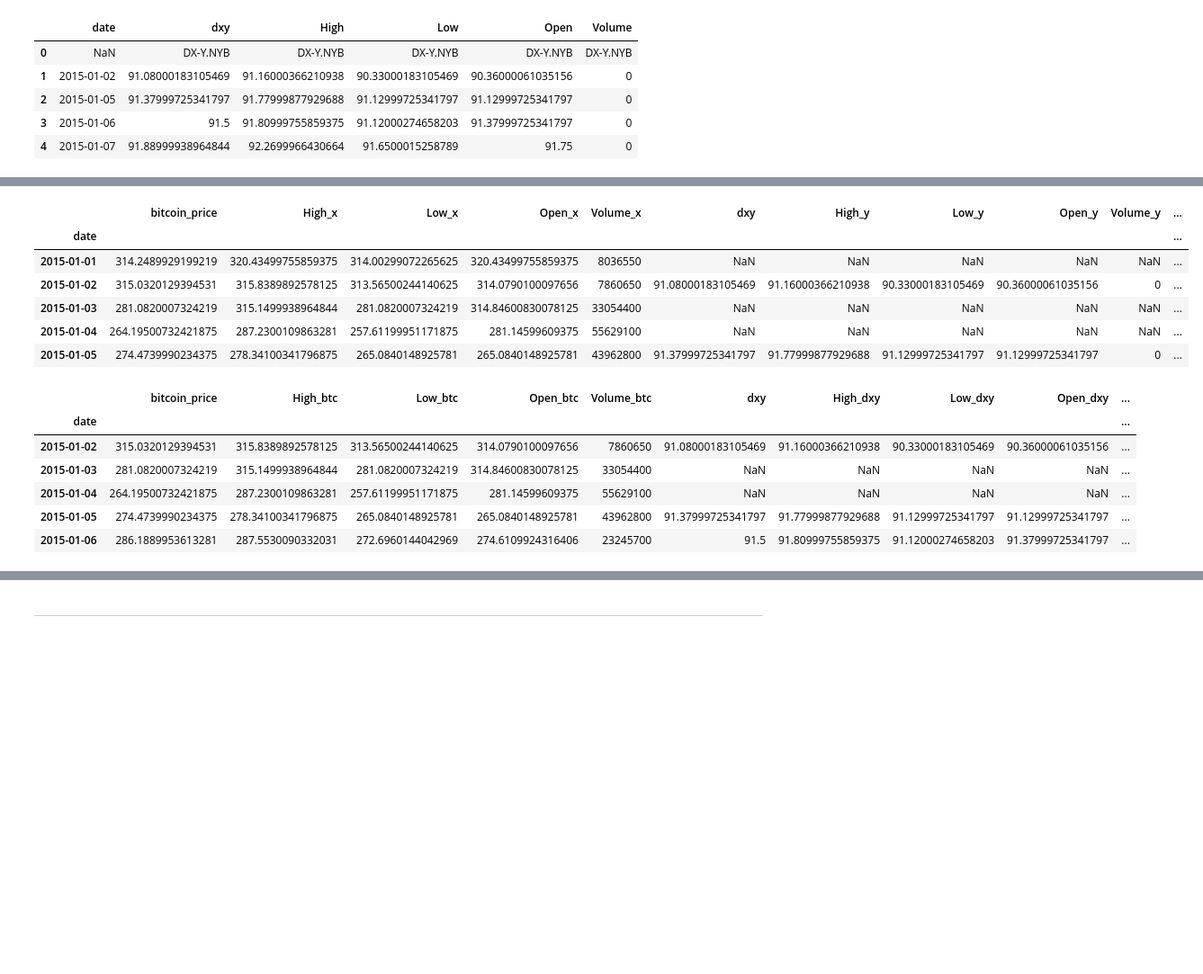
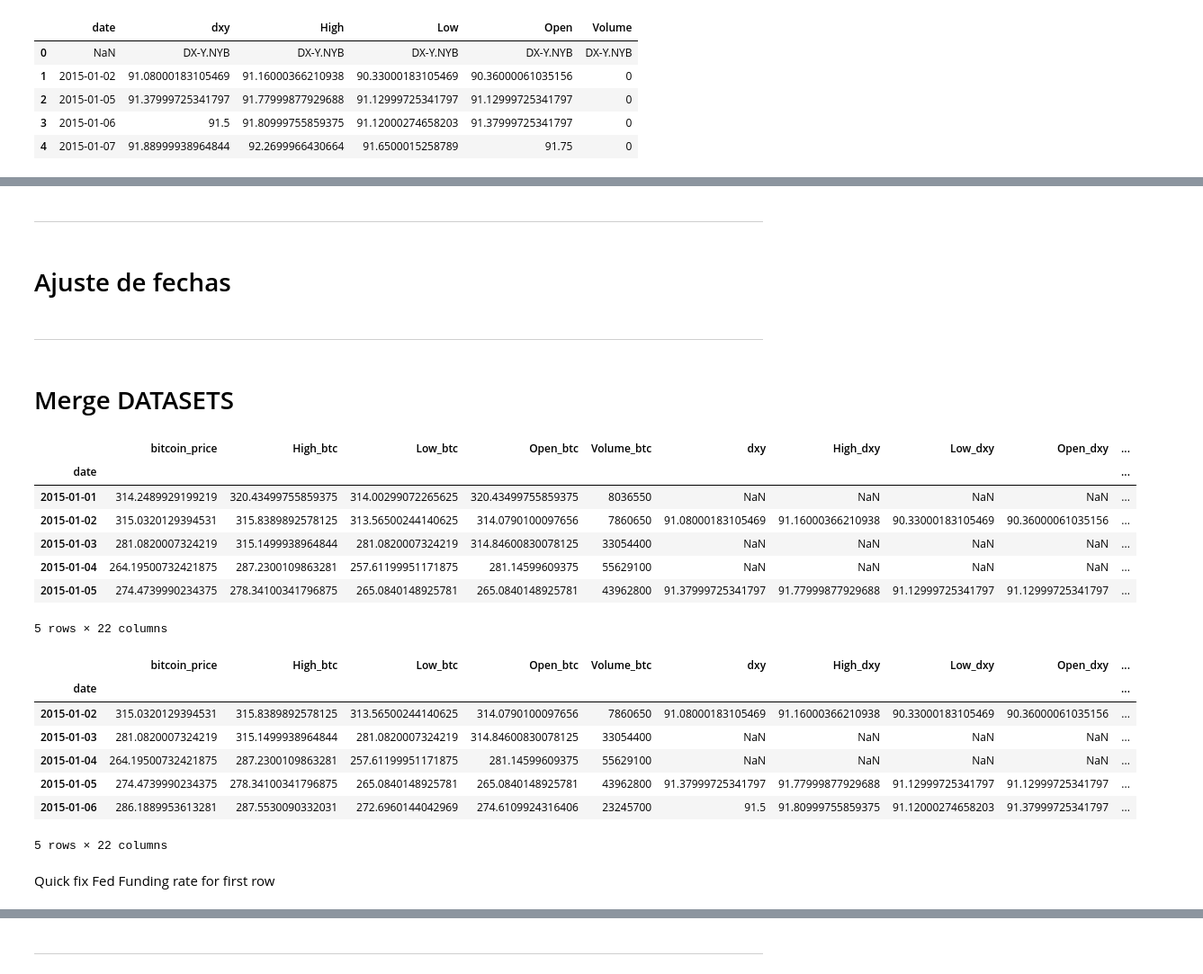
Before and after one commit to FrankAst/Forecast-BTC---DXY---2YR-BY, a Jupyter notebook: notebooks/exploration.ipynb, the cells around one changed output, grey strips where cells are left out. Shown at 90% size. Drawn from its saved outputs; the diff is of its cells as text; code cells hidden in the pictures; blank space fills up the shorter version.

```diff
--- a/notebooks/exploration.ipynb
+++ b/notebooks/exploration.ipynb
@@ -35,0 +86,3 @@ df_dxy.head()
+# %%
+# Rename columns in df_gold by adding "_gold" suffix
+df_gold.rename(columns={'High': 'High_gold', 'Low': 'Low_gold', 'Open': 'Open_gold', 'Volume': 'Volume_gold'}, inplace=True)
@@ -35,0 +102,3 @@ df_dxy.head()
+# %%
+# Rename columns in df_vix by adding "_vix" suffix
+df_vix.rename(columns={'High': 'High_vix', 'Low': 'Low_vix', 'Open': 'Open_vix', 'Volume': 'Volume_vix'}, inplace=True)
@@ -37,6 +127,8 @@ df_dxy.head()
 df_btc = df_btc.drop(0).reset_index(drop=True)
 df_dsg = df_dsg.drop(0).reset_index(drop=True)
 df_dxy = df_dxy.drop(0).reset_index(drop=True)
+df_gold = df_gold.drop(0).reset_index(drop=True)
+df_vix = df_vix.drop(0).reset_index(drop=True)
 # %%
 df_btc.info()
 # %% [output]
@@ -100,3 +220,7 @@ memory usage: 120.7+ KB
+# %% [markdown]
+---
+# %% [markdown]
+# Ajuste de fechas
 # %%
 df_btc['date'] = pd.to_datetime(df_btc['date'], format= '%Y-%m-%d')
 df_btc.set_index('date', inplace=True)
@@ -106,28 +230,54 @@ df_dsg.set_index('date', inplace=True)
 
 df_dxy['date'] = pd.to_datetime(df_dxy['date'], format= '%Y-%m-%d')
 df_dxy.set_index('date', inplace=True)
+
+df_vix['date'] = pd.to_datetime(df_vix['date'], format='%Y-%m-%d')
+df_vix.set_index('date', inplace=True)
+
+df_fedfunds['date'] = pd.to_datetime(df_fedfunds['date'], format='%Y-%m-%d')
+df_fedfunds.set_index('date', inplace=True)
+
+df_gold['date'] = pd.to_datetime(df_gold['date'], format='%Y-%m-%d')
+df_gold.set_index('date', inplace=True)
+
+
+df_fng['date'] = pd.to_datetime(df_fng['date'], format='%Y-%m-%d')
+df_fng.sort_values(by='date', inplace=True)
+df_fng.set_index('date', inplace=True)
+# %% [markdown]
+---
+# %% [markdown]
+# Merge DATASETS
 # %%
 # Merge df_dxy into df_btc using a left join
 merged_df = df_btc.merge(df_dxy, on='date', how='left')
 
 # Merge df_dsg into the merged dataframe using a left join
 merged_df = merged_df.merge(df_dsg, on='date', how='left')
 
+# Merge df_gold into the merged dataframe using a left join
+merged_df = merged_df.merge(df_gold, on='date', how='left')
+
+# Merge df_vix into the merged dataframe using a left join
+merged_df = merged_df.merge(df_vix, on='date', how='left')
+
+# Merge df_fedfunds into the merged dataframe using a left join
+merged_df = merged_df.merge(df_fedfunds, on='date', how='left')
+
 merged_df.head()
 # %% [output]
-|  | bitcoin_price | High_x | Low_x | Open_x | Volume_x | dxy | High_y | Low_y | Open_y | Volume_y | ... |
-| date |  |  |  |  |  |  |  |  |  |  | ... |
-| 2015-01-01 | 314.2489929199219 | 320.43499755859375 | 314.00299072265625 | 320.43499755859375 | 8036550 | NaN | NaN | NaN | NaN | NaN | ... |
-| 2015-01-02 | 315.0320129394531 | 315.8389892578125 | 313.56500244140625 | 314.0790100097656 | 7860650 | 91.08000183105469 | 91.16000366210938 | 90.33000183105469 | 90.36000061035156 | 0 | ... |
-| 2015-01-03 | 281.0820007324219 | 315.1499938964844 | 281.0820007324219 | 314.84600830078125 | 33054400 | NaN | NaN | NaN | NaN | NaN | ... |
-| 2015-01-04 | 264.19500732421875 | 287.2300109863281 | 257.61199951171875 | 281.14599609375 | 55629100 | NaN | NaN | NaN | NaN | NaN | ... |
-| 2015-01-05 | 274.4739990234375 | 278.34100341796875 | 265.0840148925781 | 265.0840148925781 | 43962800 | 91.37999725341797 | 91.77999877929688 | 91.12999725341797 | 91.12999725341797 | 0 | ... |
+|  | bitcoin_price | High_btc | Low_btc | Open_btc | Volume_btc | dxy | High_dxy | Low_dxy | Open_dxy | ... |
+| date |  |  |  |  |  |  |  |  |  | ... |
+| 2015-01-01 | 314.2489929199219 | 320.43499755859375 | 314.00299072265625 | 320.43499755859375 | 8036550 | NaN | NaN | NaN | NaN | ... |
+| 2015-01-02 | 315.0320129394531 | 315.8389892578125 | 313.56500244140625 | 314.0790100097656 | 7860650 | 91.08000183105469 | 91.16000366210938 | 90.33000183105469 | 90.36000061035156 | ... |
+| 2015-01-03 | 281.0820007324219 | 315.1499938964844 | 281.0820007324219 | 314.84600830078125 | 33054400 | NaN | NaN | NaN | NaN | ... |
+| 2015-01-04 | 264.19500732421875 | 287.2300109863281 | 257.61199951171875 | 281.14599609375 | 55629100 | NaN | NaN | NaN | NaN | ... |
+| 2015-01-05 | 274.4739990234375 | 278.34100341796875 | 265.0840148925781 | 265.0840148925781 | 43962800 | 91.37999725341797 | 91.77999877929688 | 91.12999725341797 | 91.12999725341797 | ... |
+5 rows × 22 columns
 # %%
 # Drop the first row
 merged_df = merged_df.drop(merged_df.index[0])
 
-# Replace '_x' with '_btc' and '_y' with '_dxy' in column names
-merged_df.columns = merged_df.columns.str.replace('_x', '_btc').str.replace('_y', '_dxy')
 
 merged_df.head()
 # %% [output]
@@ -138,3 +288,6 @@ merged_df.head()
 | 2015-01-04 | 264.19500732421875 | 287.2300109863281 | 257.61199951171875 | 281.14599609375 | 55629100 | NaN | NaN | NaN | NaN | ... |
 | 2015-01-05 | 274.4739990234375 | 278.34100341796875 | 265.0840148925781 | 265.0840148925781 | 43962800 | 91.37999725341797 | 91.77999877929688 | 91.12999725341797 | 91.12999725341797 | ... |
 | 2015-01-06 | 286.1889953613281 | 287.5530090332031 | 272.6960144042969 | 274.6109924316406 | 23245700 | 91.5 | 91.80999755859375 | 91.12000274658203 | 91.37999725341797 | ... |
+5 rows × 22 columns
+# %% [markdown]
+Quick fix Fed Funding rate for first row
```
Also changed, not shown: parts of 104 cells of this notebook, 21 other files.
